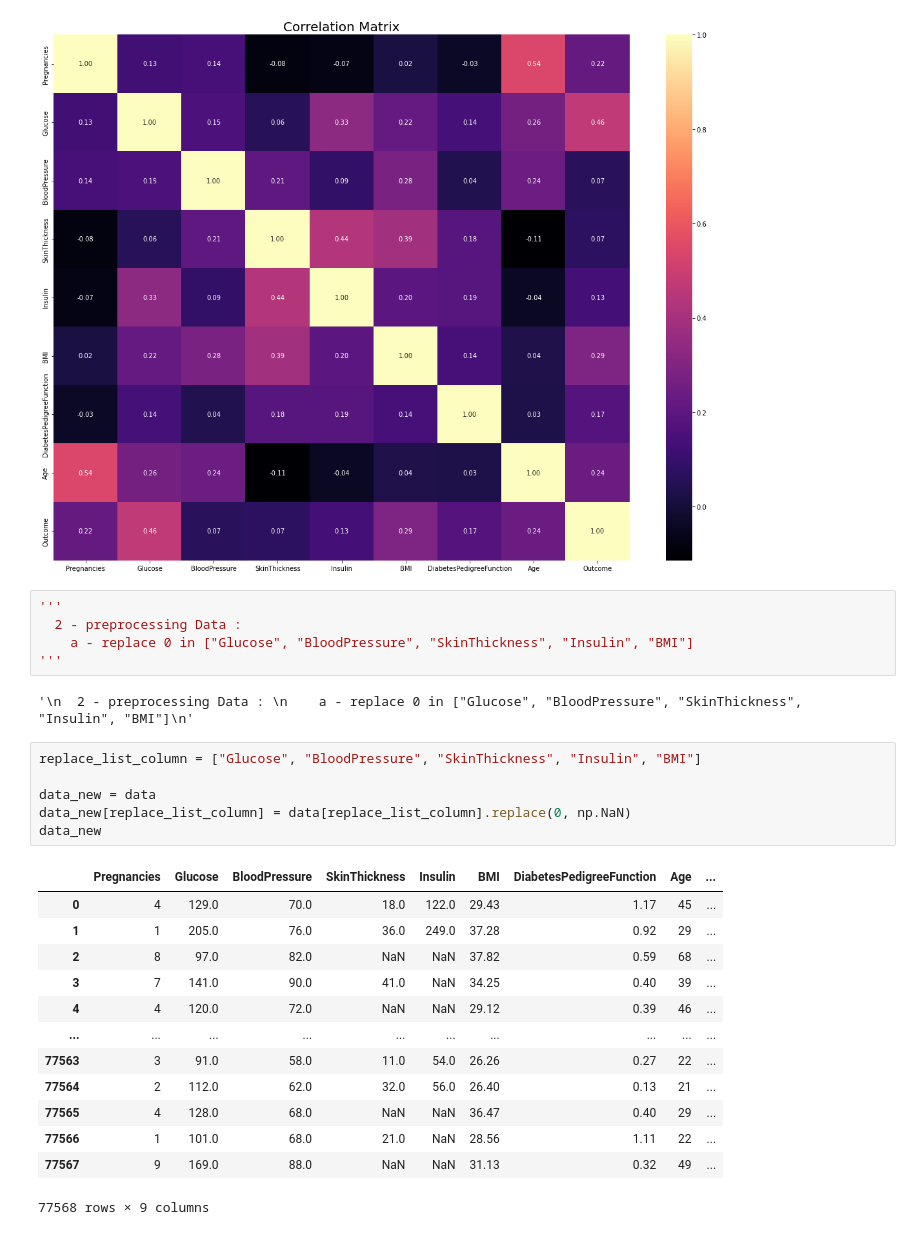
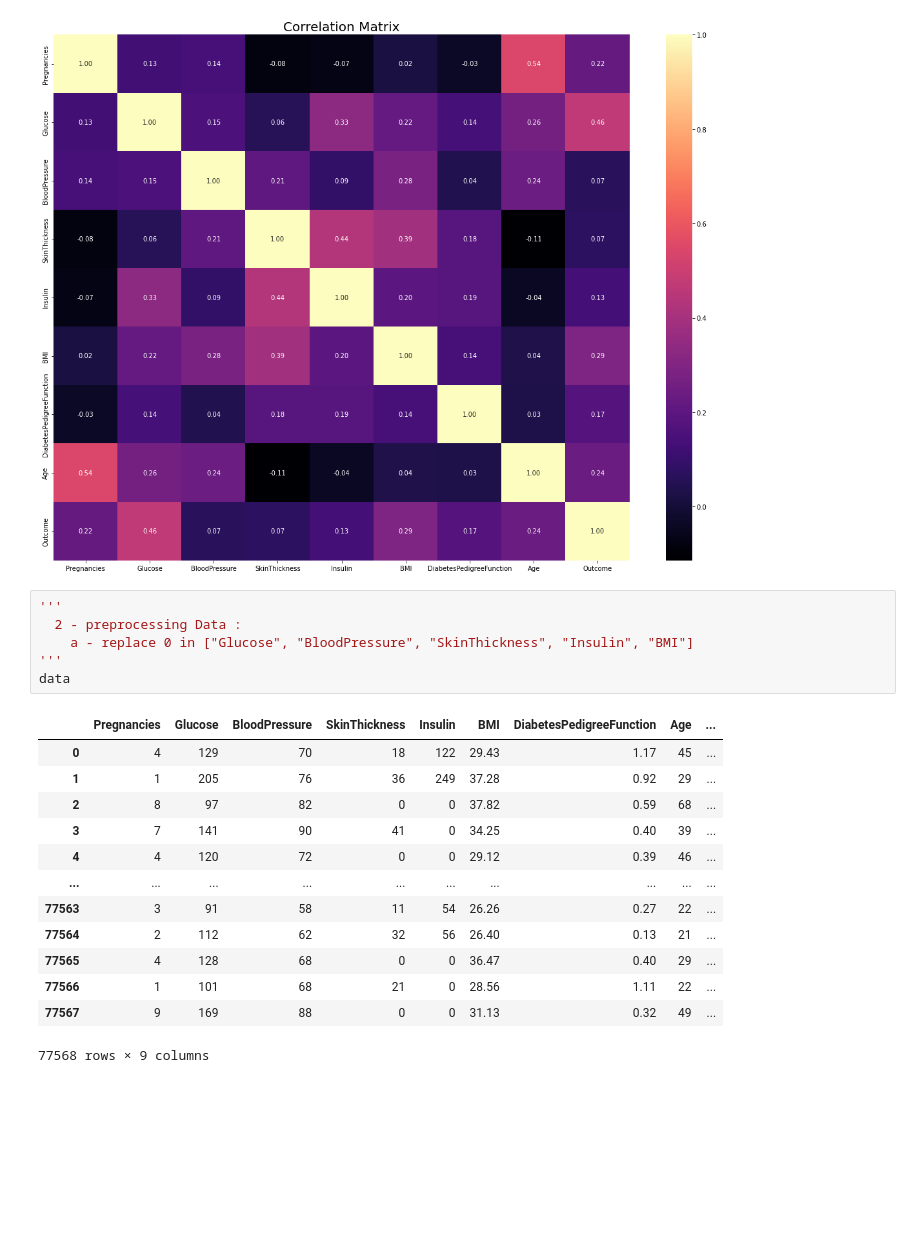
Before and after one commit to Lounes-Kheris98/diabete.predict, a Jupyter notebook: Diabetes_predict.ipynb, the cells around one changed output. Cells and saved outputs as stored; diff of their text form; blank space fills up the shorter version.

```diff
--- a/Diabetes_predict.ipynb
+++ b/Diabetes_predict.ipynb
@@ -150,27 +150,20 @@ plot_corr(data)
 # %%
 '''
   2 - preprocessing Data :
     a - replace 0 in ["Glucose", "BloodPressure", "SkinThickness", "Insulin", "BMI"]
 '''
+data
 # %% [output]
+|  | Pregnancies | Glucose | BloodPressure | SkinThickness | Insulin | BMI | DiabetesPedigreeFunction | Age | ... |
+| 0 | 4 | 129 | 70 | 18 | 122 | 29.43 | 1.17 | 45 | ... |
+| 1 | 1 | 205 | 76 | 36 | 249 | 37.28 | 0.92 | 29 | ... |
+| 2 | 8 | 97 | 82 | 0 | 0 | 37.82 | 0.59 | 68 | ... |
+| 3 | 7 | 141 | 90 | 41 | 0 | 34.25 | 0.40 | 39 | ... |
+| 4 | 4 | 120 | 72 | 0 | 0 | 29.12 | 0.39 | 46 | ... |
+| ... | ... | ... | ... | ... | ... | ... | ... | ... | ... |
+| 77563 | 3 | 91 | 58 | 11 | 54 | 26.26 | 0.27 | 22 | ... |
+| 77564 | 2 | 112 | 62 | 32 | 56 | 26.40 | 0.13 | 21 | ... |
+| 77565 | 4 | 128 | 68 | 0 | 0 | 36.47 | 0.40 | 29 | ... |
+| 77566 | 1 | 101 | 68 | 21 | 0 | 28.56 | 1.11 | 22 | ... |
+| 77567 | 9 | 169 | 88 | 0 | 0 | 31.13 | 0.32 | 49 | ... |
-'\n  2 - preprocessing Data : \n    a - replace 0 in ["Glucose", "BloodPressure", "SkinThickness", "Insulin", "BMI"]\n'
+77568 rows × 9 columns
-# %%
-replace_list_column = ["Glucose", "BloodPressure", "SkinThickness", "Insulin", "BMI"]
-
-data_new = data
-data_new[replace_list_column] = data[replace_list_column].replace(0, np.NaN)
-data_new
-# %% [output]
-|  | Pregnancies | Glucose | BloodPressure | SkinThickness | Insulin | BMI | DiabetesPedigreeFunction | Age | ... |
-| 0 | 4 | 129.0 | 70.0 | 18.0 | 122.0 | 29.43 | 1.17 | 45 | ... |
-| 1 | 1 | 205.0 | 76.0 | 36.0 | 249.0 | 37.28 | 0.92 | 29 | ... |
-| 2 | 8 | 97.0 | 82.0 | NaN | NaN | 37.82 | 0.59 | 68 | ... |
-| 3 | 7 | 141.0 | 90.0 | 41.0 | NaN | 34.25 | 0.40 | 39 | ... |
-| 4 | 4 | 120.0 | 72.0 | NaN | NaN | 29.12 | 0.39 | 46 | ... |
-| ... | ... | ... | ... | ... | ... | ... | ... | ... | ... |
-| 77563 | 3 | 91.0 | 58.0 | 11.0 | 54.0 | 26.26 | 0.27 | 22 | ... |
-| 77564 | 2 | 112.0 | 62.0 | 32.0 | 56.0 | 26.40 | 0.13 | 21 | ... |
-| 77565 | 4 | 128.0 | 68.0 | NaN | NaN | 36.47 | 0.40 | 29 | ... |
-| 77566 | 1 | 101.0 | 68.0 | 21.0 | NaN | 28.56 | 1.11 | 22 | ... |
-| 77567 | 9 | 169.0 | 88.0 | NaN | NaN | 31.13 | 0.32 | 49 | ... |
-77568 rows × 9 columns
```
Also changed, not shown: parts of 14 cells of this notebook.
